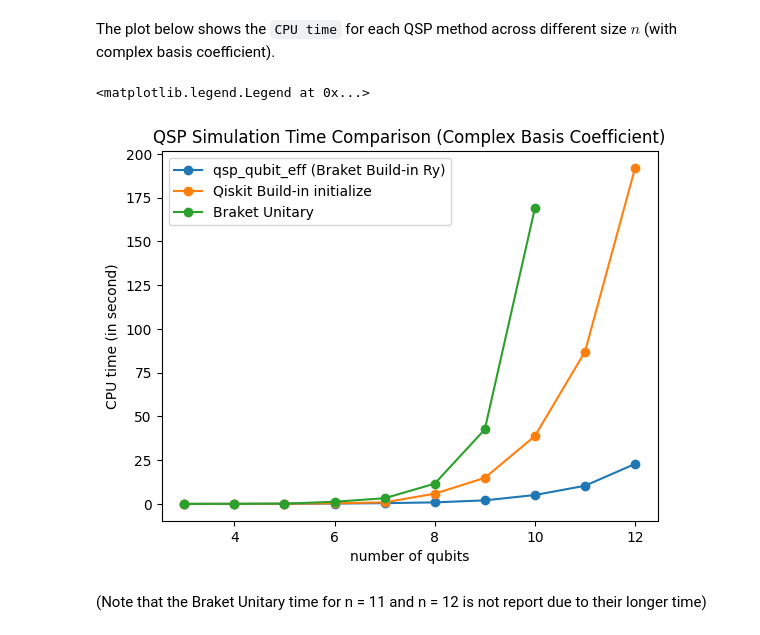
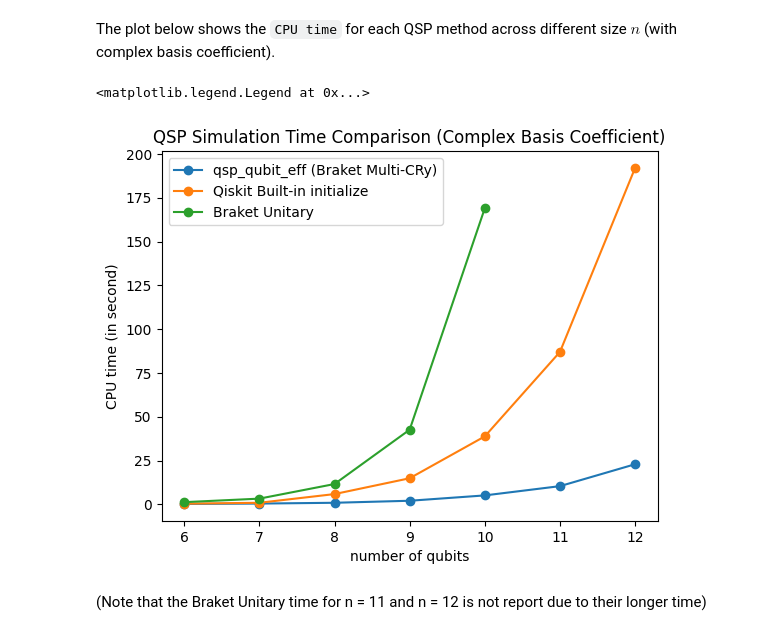
Before and after one commit to guikaiwen/qubit_efficient_QSP, a Jupyter notebook: Comparison_to_Other_Methods.ipynb, the cells around one changed output. Saved outputs shown, nothing was run; the diff lists cells and outputs as text; code cells hidden in the pictures.

```diff
--- a/Comparison_to_Other_Methods.ipynb
+++ b/Comparison_to_Other_Methods.ipynb
@@ -43,21 +43,21 @@ The plot below shows the `CPU time` for each QSP method across different size $n
 # %%
 fig, ax = plt.subplots()  # Create a figure containing a single axes.
 n = 12
-braket_time_array = [0.0229, 0.0429, 0.0868, 0.253, 0.451, 0.907, 2.06, 5.11, 10.4, 22.9]
-qiskit_time_array = [0.0371, 0.0593, 0.132, 0.381, 0.910, 5.87, 14.9, 38.8, 87, 192]
-braket_unitary_time_array = [0.028, 0.062, 0.186, 1.26, 3.27, 11.6, 42.6, 169]
-x1 = range(3, n + 1)
-x2 = range(3, n - 2 + 1)
-ax.plot(x1, braket_time_array, label='qsp_qubit_eff (Braket Build-in Ry)', marker='o')  # Plot some data on the axes.
-ax.plot(x1, qiskit_time_array, label='Qiskit Build-in initialize', marker='o')  # Plot some data on the axes.
+braket_time_array = [0.253, 0.451, 0.907, 2.06, 5.11, 10.4, 22.9]
+qiskit_time_array = [0.381, 0.910, 5.87, 14.9, 38.8, 87, 192]
+braket_unitary_time_array = [1.26, 3.27, 11.6, 42.6, 169]
+x1 = range(6, n + 1)
+x2 = range(6, n - 2 + 1)
+ax.plot(x1, braket_time_array, label='qsp_qubit_eff (Braket Multi-CRy)', marker='o')  # Plot some data on the axes.
+ax.plot(x1, qiskit_time_array, label='Qiskit Built-in initialize', marker='o')  # Plot some data on the axes.
 ax.plot(x2, braket_unitary_time_array, label='Braket Unitary', marker='o')  # Plot some data on the axes.
 ax.set_xlabel('number of qubits')  # Add an x-label to the axes.
 ax.set_ylabel('CPU time (in second)')  # Add a y-label to the axes.
 ax.set_title("QSP Simulation Time Comparison (Complex Basis Coefficient)")  # Add a title to the axes.
 ax.legend()  # Add a legend.
 # %% [output]
 <matplotlib.legend.Legend at 0x...>
-[figure, old version]
+[figure, new version]
 # %% [markdown]
 (Note that the Braket Unitary time for n = 11 and n = 12 is not report due to their longer time)
 # %% [markdown]
```
Also changed, not shown: parts of 13 cells of this notebook, 2 other files.
